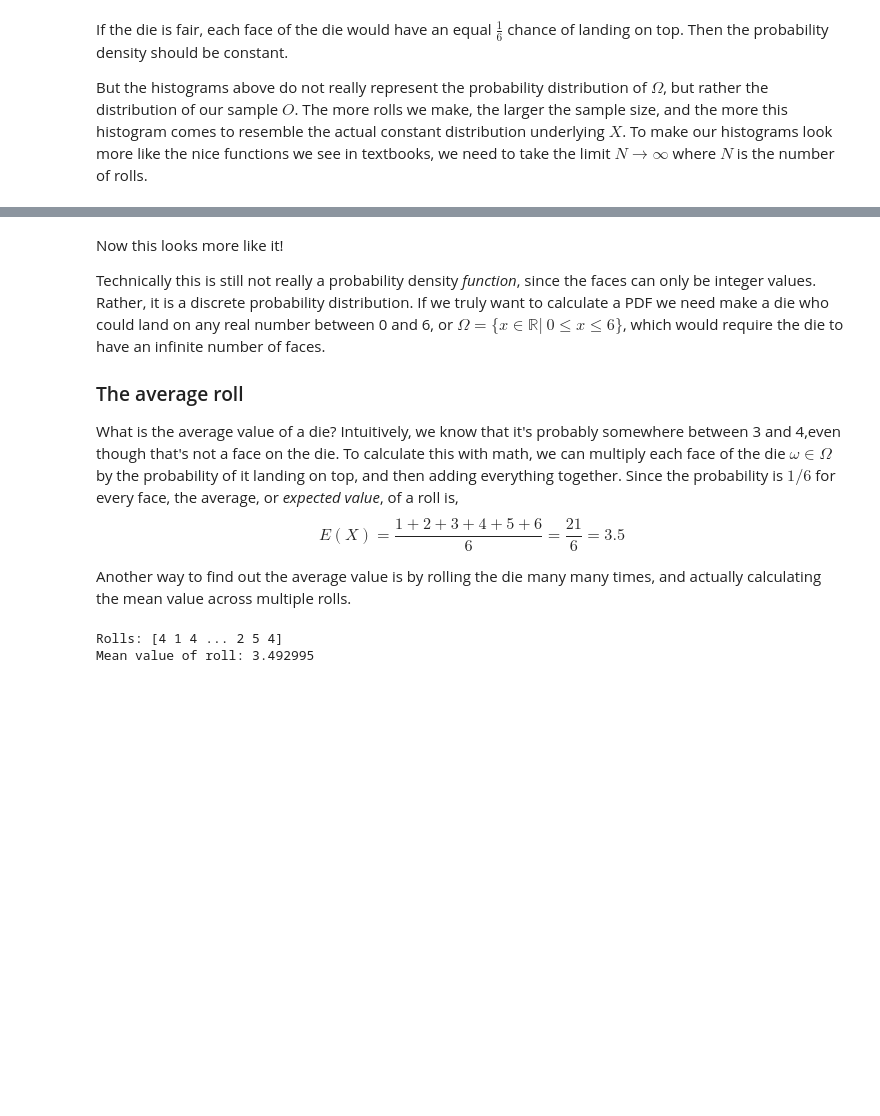
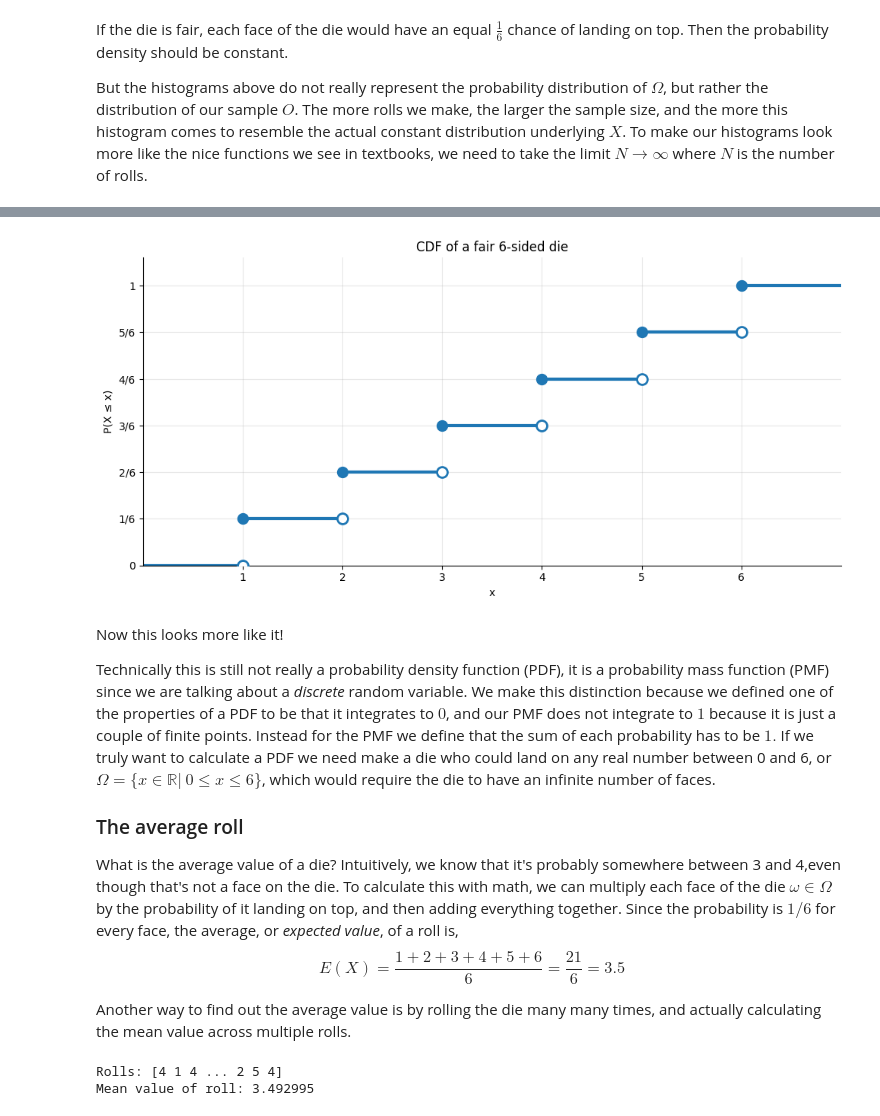
Before and after one commit to tgstone/sio-math-workshop, a Jupyter notebook: docs/source/2026/day2/stats_in_practice.ipynb, the cells around one changed output, grey strips where cells are left out. Cells and saved outputs as stored; diff of their text form; code cells hidden in the pictures; blank space fills up the shorter version.

```diff
--- a/docs/source/2026/day2/stats_in_practice.ipynb
+++ b/docs/source/2026/day2/stats_in_practice.ipynb
@@ -90,7 +101,53 @@ Text(0.5, 1.0, 'PDF and CDF : 100000 rolls')
+# %%
+# code written by Claude to generate the CDF as seen on this website:
+#  https://stats.libretexts.org/Courses/Saint_Mary's_College_Notre_Dame/MATH_345__-_Probability_(Kuter)/3%3A_Discrete_Random_Variables/3.2%3A_Probability_Mass_Functions_(PMFs)_and_Cumulative_Distribution_Functions_(CDFs)_for_Discrete_Random_Variables
+
+import matplotlib.pyplot as plt
+import numpy as np
+
+outcomes = [1, 2, 3, 4, 5, 6]
+probs = [1/6] * 6
+cdf_vals = np.cumsum(probs)  # 1/6, 2/6, ..., 6/6
+
+fig, ax = plt.subplots(figsize=(10, 5))
+
+# Horizontal segments only (no vertical connector at the jumps)
+seg_starts = [0] + outcomes          # left x of each flat segment
+seg_ends   = outcomes + [7]          # right x of each flat segment
+seg_heights = [0] + list(cdf_vals)   # height of each flat segment
+
+for x0, x1, h in zip(seg_starts, seg_ends, seg_heights):
+    ax.hlines(h, x0, x1, color='#1f77b4', linewidth=3)
+
+# Filled dot at each jump point (the right-continuous, included side)
+ax.plot(outcomes, cdf_vals, 'o', color='#1f77b4', markersize=10, zorder=5)
+
+# Open circle just before each jump (the excluded left-limit)
+prev_vals = [0] + list(cdf_vals[:-1])
+ax.plot(outcomes, prev_vals, 'o', markerfacecolor='white',
+        markeredgecolor='#1f77b4', markeredgewidth=2, markersize=10, zorder=5)
+
+ax.set_xlim(0, 7)
+ax.set_ylim(0, 1.1)
+ax.set_xticks(outcomes)
+ax.set_yticks(np.arange(0, 7) / 6)
+ax.set_yticklabels(['0', '1/6', '2/6', '3/6', '4/6', '5/6', '1'])
+ax.set_xlabel('x')
+ax.set_ylabel('P(X ≤ x)')
+ax.set_title('CDF of a fair 6-sided die')
+ax.grid(True, alpha=0.3)
+ax.spines['top'].set_visible(False)
+ax.spines['right'].set_visible(False)
+
+plt.tight_layout()
+plt.savefig('die_cdf.png', dpi=150)
+plt.show()
+# %% [output]
+[figure, added]
 # %% [markdown]
 Now this looks more like it!
 
-Technically this is still not really a probability density *function*, since the faces can only be integer values. Rather, it is a discrete probability distribution. If we truly want to calculate a PDF we need make a die who could land on any real number between 0 and 6, or $\Omega = \{x \in \mathbb{R} | \ 0 \leq x \leq 6\}$, which would require the die to have an infinite number of faces.
+Technically this is still not really a probability density function (PDF), it is a probability mass function (PMF) since we are talking about a *discrete* random variable. We make this distinction because we defined one of the properties of a PDF to be that it integrates to $0$, and our PMF does not integrate to $1$ because it is just a couple of finite points. Instead for the PMF we define that the sum of each probability has to be $1.$ If we truly want to calculate a PDF we need make a die who could land on any real number between 0 and 6, or $\Omega = \{x \in \mathbb{R} | \ 0 \leq x \leq 6\}$, which would require the die to have an infinite number of faces.
 
 ### The average roll
 What is the average value of a die? Intuitively, we know that it's probably somewhere between 3 and 4,even though that's not a face on the die. To calculate this with math, we can multiply each face of the die $\omega \in \Omega$ by the probability of it landing on top, and then adding everything together. Since the probability is $1/6$ for every face, the average, or *expected value*, of a roll is,
```
Also changed, not shown: parts of 7 cells of this notebook, 2 other files.
